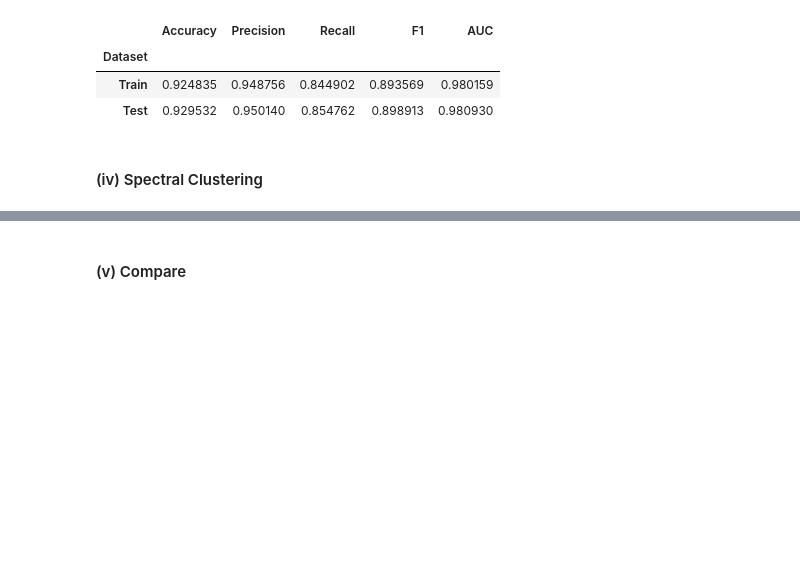
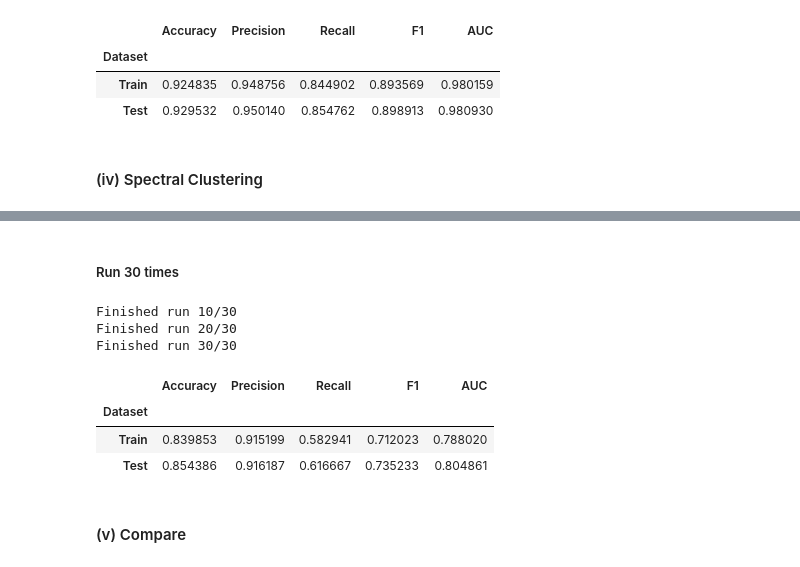
Before and after one commit to cxieusc/DSCI_552_HW8, a Jupyter notebook: notebook/Xie_Chong_HW8.ipynb, the cells around one changed output, grey strips where cells are left out. Cells and saved outputs as stored; diff of their text form; code cells hidden in the pictures; blank space fills up the shorter version.

```diff
--- a/notebook/Xie_Chong_HW8.ipynb
+++ b/notebook/Xie_Chong_HW8.ipynb
@@ -642,2 +757,43 @@ display(kmeans_summary)
+# %% [markdown]
+##### Run 30 times
+# %%
+spectral_results = []
+
+for run in range(30):
+    run_results = (
+        spectral_example if run == 0
+        else run_spectral(seed=42 + run)
+    )
+
+    for split, (y_true, predictions, scores) in run_results.items():
+        spectral_results.append({
+            'Run': run + 1,
+            'Dataset': split,
+            **kmeans_metrics(y_true, predictions, scores)
+        })
+
+    if (run + 1) % 10 == 0:
+        print(f'Finished run {run + 1}/30')
+
+spectral_results_df = pd.DataFrame(spectral_results)
+
+metric_columns = ['Accuracy', 'Precision', 'Recall', 'F1', 'AUC']
+
+spectral_summary = (
+    spectral_results_df
+    .groupby('Dataset')[metric_columns]
+    .mean()
+    .reindex(['Train', 'Test'])
+)
+
+display(spectral_summary)
+# %% [output]
+Finished run 10/30
+Finished run 20/30
+Finished run 30/30
+|  | Accuracy | Precision | Recall | F1 | AUC |
+| Dataset |  |  |  |  |  |
+| Train | 0.839853 | 0.915199 | 0.582941 | 0.712023 | 0.788020 |
+| Test | 0.854386 | 0.916187 | 0.616667 | 0.735233 | 0.804861 |
 # %% [markdown]
 #### (v) Compare
```
Also changed, not shown: parts of 7 cells of this notebook.
